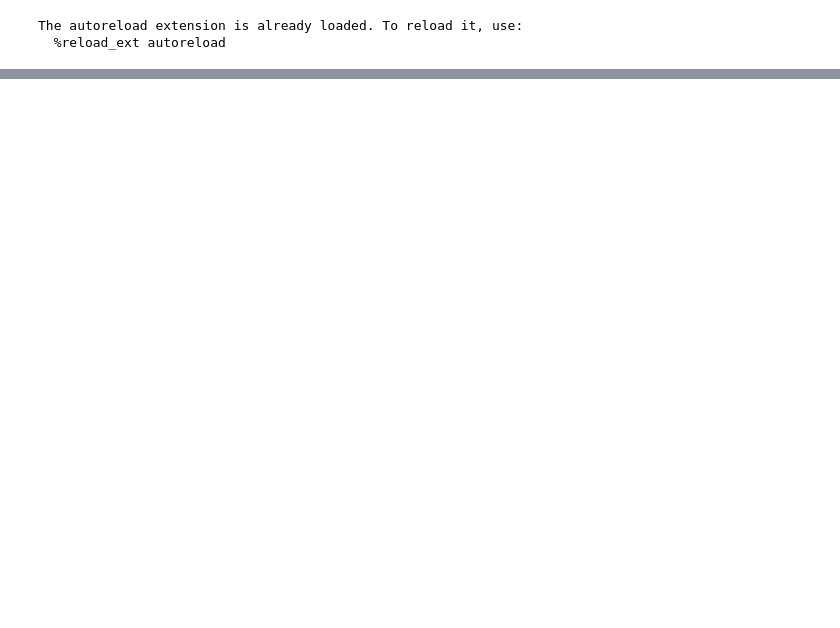
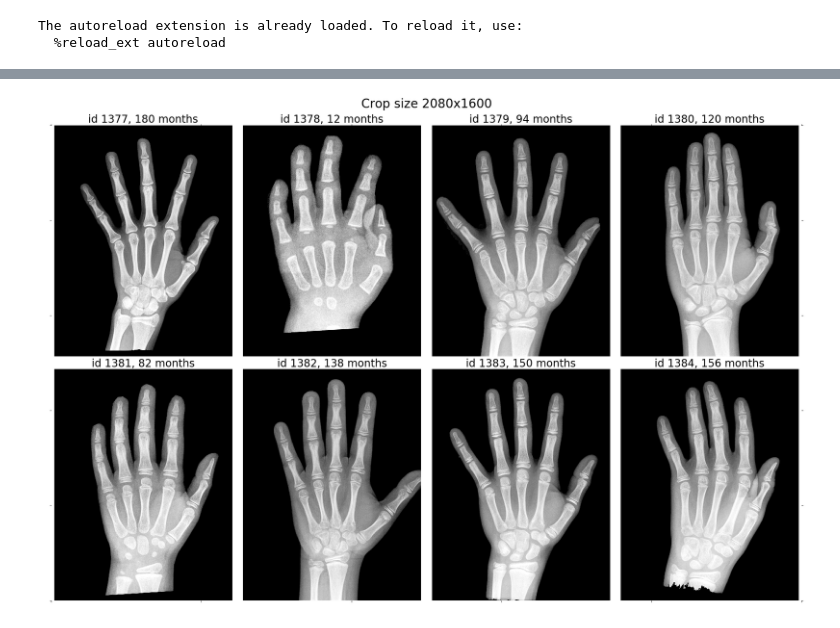
Before and after one commit to neuro-inc/ml-recipe-bone-age, a Jupyter notebook: notebooks/demo.ipynb, the cells around one changed output, grey strips where cells are left out. Cells and saved outputs as stored; diff of their text form; code cells hidden in the pictures; blank space fills up the shorter version.

```diff
--- a/notebooks/demo.ipynb
+++ b/notebooks/demo.ipynb
@@ -54,0 +62,39 @@ plt.show()
+# %%
+def plot_radiographs(dataset, nimages, predictions=None):
+    ncols = 4
+    nrows = int(np.ceil(nimages / ncols))
+    fig = plt.figure()
+    for i, sample in enumerate(islice(dataset, nimages), 1):
+        image, label, img_id = sample['image'], sample['label'], sample['id']
+        if torch.is_tensor(image):
+            image = np.squeeze(image.numpy())
+            label = normalize_target(label.item(), reverse_norm=True)
+
+        ax = plt.subplot(nrows, ncols, i)
+        if predictions is not None:
+            ax.set_title(f'id {img_id}, true {label:n}, pred {int(predictions[i - 1]):n}', fontsize=24)
+        else:
+            ax.set_title(f'id {img_id}, {label:n} months', fontsize=24)
+        ax.axis('off')
+        ax.imshow(image, cmap='Greys_r')
+
+    figsize = 6
+    aspect_ratio = image.shape[0] / image.shape[1]
+    fig.set_figheight(aspect_ratio * nrows * figsize)
+    fig.set_figwidth(ncols * figsize)
+    plt.tight_layout()
+
+    ax = fig.add_subplot(111, frameon=False)
+    crop_sz = 'x'.join(map(str, image.shape))
+    ax.set_title(f'Crop size {crop_sz}', pad=40, fontsize=28)
+    plt.tick_params(labelcolor='none', top='off', bottom='off', left='off', right='off')
+    plt.pause(0.001)
+    plt.show()
+# %%
+# the preprocessed data is scaled to 2080x1600 (HxW)
+boneage_dataset = BoneAgeDataset(bone_age_frame=bone_age_frame, root=image_root, transform=None)
+
+nimages = 8
+plot_radiographs(boneage_dataset, nimages)
+# %% [output]
+[figure, added]
```
Also changed, not shown: parts of 19 cells of this notebook, 2 other files.
